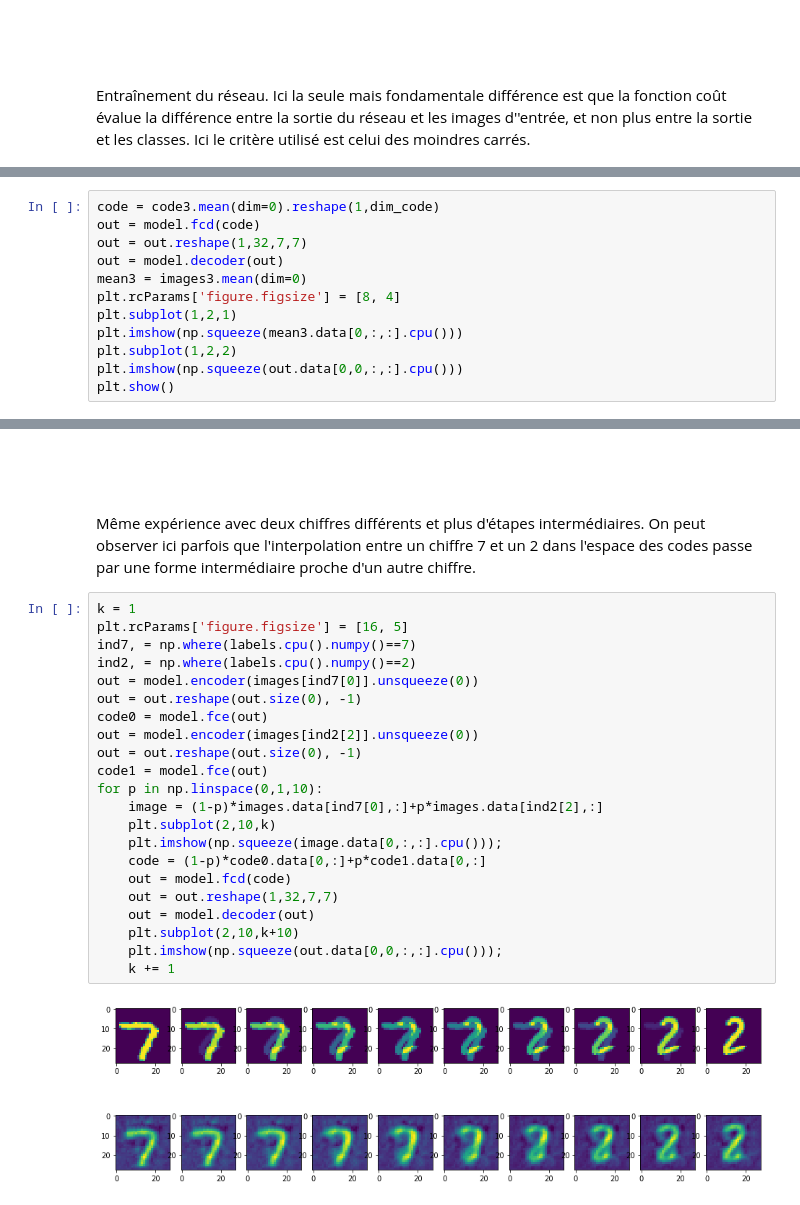
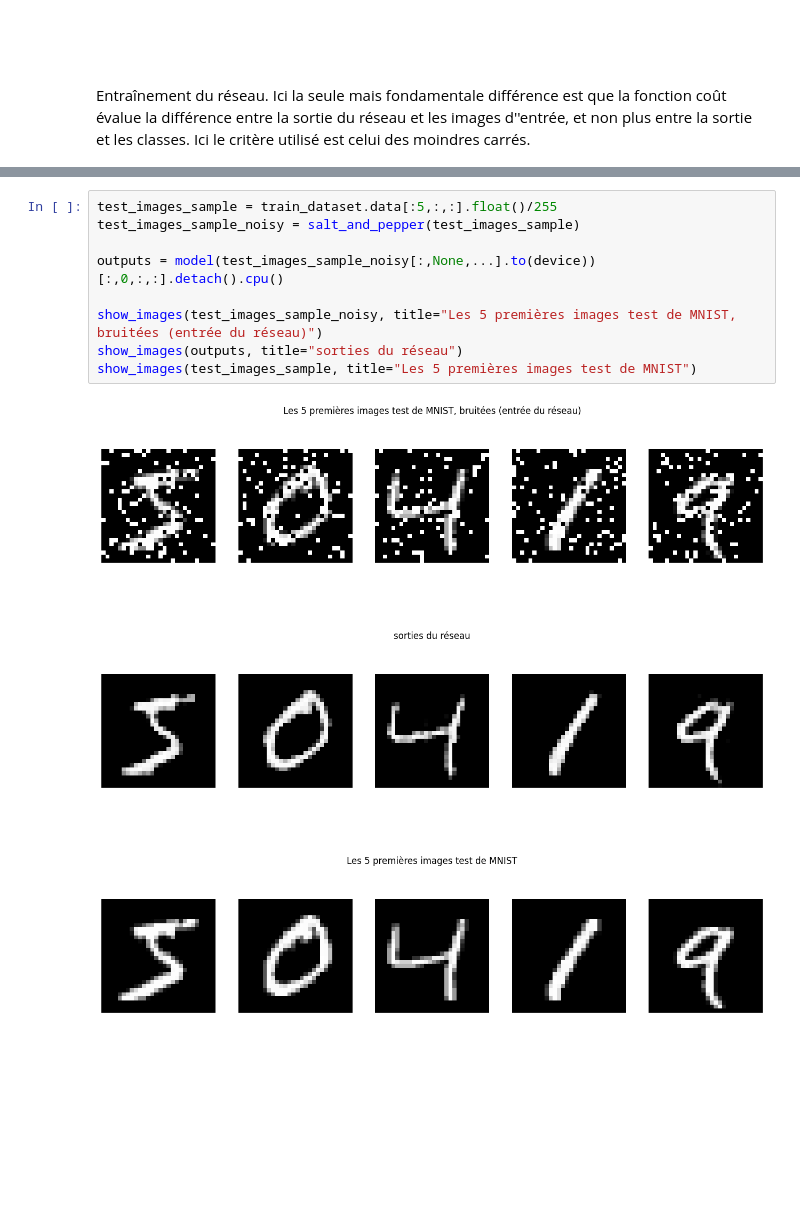
Before and after one commit to joanglaunes/deep_learning_image, a Jupyter notebook: Mnist-denoising.ipynb, the cells around one changed output, grey strips where cells are left out. Saved outputs shown, nothing was run; the diff lists cells and outputs as text; blank space fills up the shorter version.

```diff
--- a/Mnist-denoising.ipynb
+++ b/Mnist-denoising.ipynb
@@ -213,12 +183,0 @@ On effectue à présent la moyenne dans l'espace des codes, on applique le déco
-# %%
-code = code3.mean(dim=0).reshape(1,dim_code)
-out = model.fcd(code)
-out = out.reshape(1,32,7,7)
-out = model.decoder(out)
-mean3 = images3.mean(dim=0)
-plt.rcParams['figure.figsize'] = [8, 4]
-plt.subplot(1,2,1)
-plt.imshow(np.squeeze(mean3.data[0,:,:].cpu()))
-plt.subplot(1,2,2)
-plt.imshow(np.squeeze(out.data[0,0,:,:].cpu()))
-plt.show()
@@ -249,29 +184,19 @@ for p in np.linspace(0,1,5):
-# %% [markdown]
-<br>
-<br>
-<br>
-Même expérience avec deux chiffres différents et plus d'étapes intermédiaires. On peut observer ici parfois que l'interpolation entre un chiffre 7 et un 2 dans l'espace des codes passe par une forme intermédiaire proche d'un autre chiffre.
-# %%
-k = 1
-plt.rcParams['figure.figsize'] = [16, 5]
-ind7, = np.where(labels.cpu().numpy()==7)
-ind2, = np.where(labels.cpu().numpy()==2)
-out = model.encoder(images[ind7[0]].unsqueeze(0))
-out = out.reshape(out.size(0), -1)
-code0 = model.fce(out)
-out = model.encoder(images[ind2[2]].unsqueeze(0))
-out = out.reshape(out.size(0), -1)
-code1 = model.fce(out)
-for p in np.linspace(0,1,10):
-    image = (1-p)*images.data[ind7[0],:]+p*images.data[ind2[2],:]
-    plt.subplot(2,10,k)
-    plt.imshow(np.squeeze(image.data[0,:,:].cpu()));
-    code = (1-p)*code0.data[0,:]+p*code1.data[0,:]
-    out = model.fcd(code)
-    out = out.reshape(1,32,7,7)
-    out = model.decoder(out)
-    plt.subplot(2,10,k+10)
-    plt.imshow(np.squeeze(out.data[0,0,:,:].cpu()));
-    k += 1
-# %% [output]
-[figure, removed]
+# %%
+test_images_sample = train_dataset.data[:5,:,:].float()/255
+test_images_sample_noisy = salt_and_pepper(test_images_sample)
+
+outputs = model(test_images_sample_noisy[:,None,...].to(device))[:,0,:,:].detach().cpu()
+
+show_images(test_images_sample_noisy, title="Les 5 premières images test de MNIST, bruitées (entrée du réseau)")
+show_images(outputs, title="sorties du réseau")
+show_images(test_images_sample, title="Les 5 premières images test de MNIST")
+# %% [output]
+[figure, added]
+[figure, added]
+[figure, added]
+[figure, added]
+[figure, added]
+[figure, added]
+[figure, added]
+[figure, added]
+[figure, added]
```
Also changed, not shown: parts of 21 cells of this notebook.
